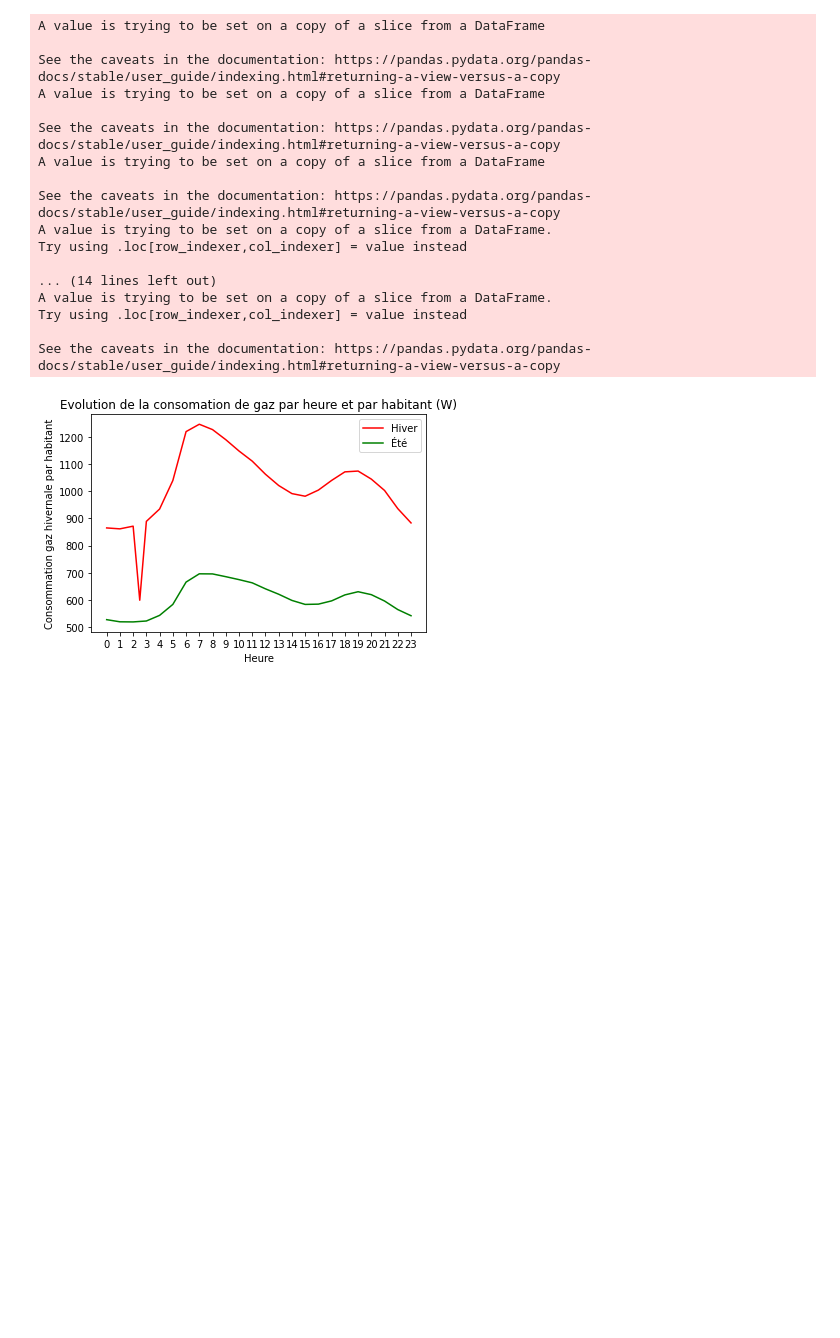
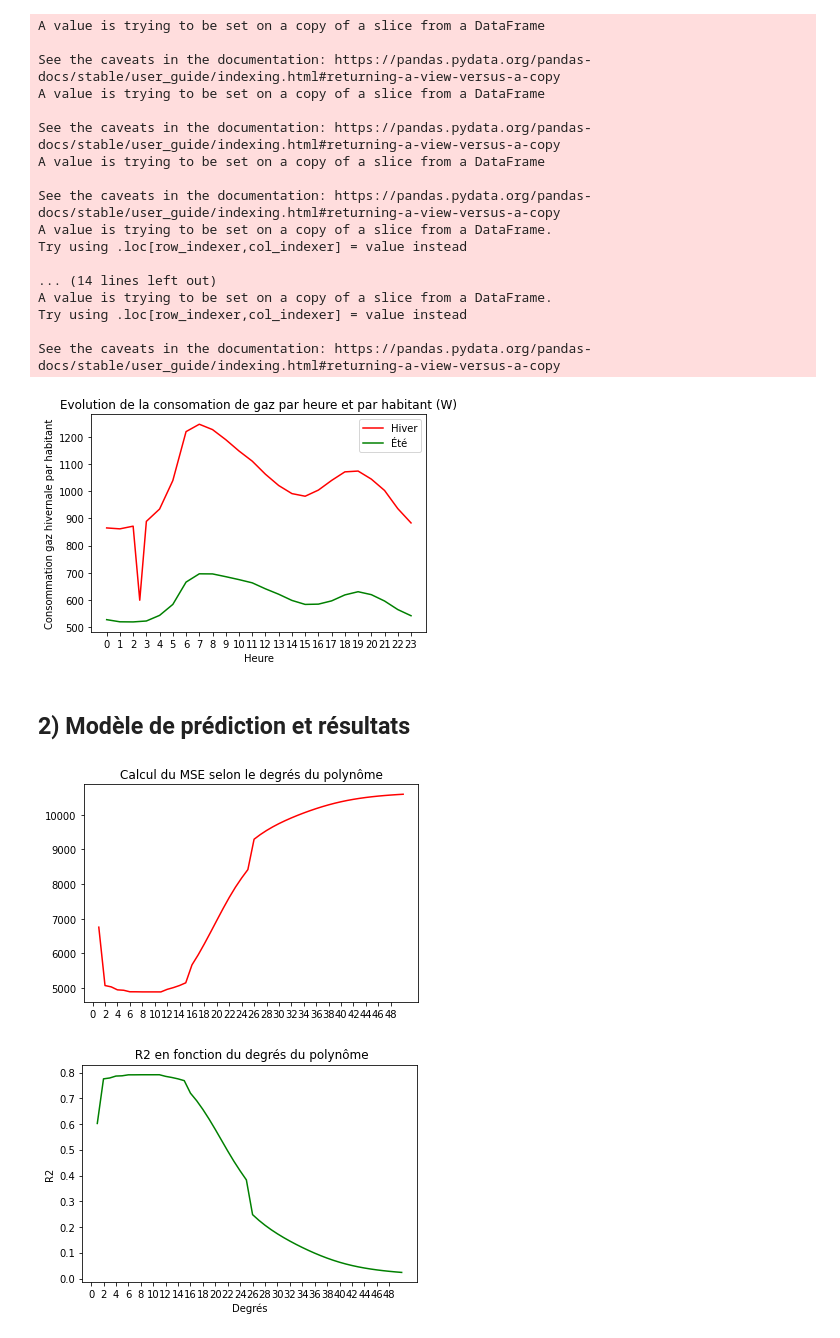
Before and after one commit to bilna43/projet.python, a Jupyter notebook: Compte_rendu_projet.ipynb, the cells around one changed output. Saved outputs shown, nothing was run; the diff lists cells and outputs as text; code cells hidden in the pictures; blank space fills up the shorter version.

```diff
--- a/Compte_rendu_projet.ipynb
+++ b/Compte_rendu_projet.ipynb
@@ -52,3 +56,11 @@ Stat_descr.conso_elec_region()
 Stat_descr.conso_gaz_region()
 # %%
 Stat_descr.conso_we_semaine()
+# %% [markdown]
+## 2) Modèle de prédiction et résultats
+# %%
+Modelisation.choix_deg_poly()
+#Erreur et R2 en fonction du degré du polynome qu'on choisit
+# %% [output]
+[figure, added]
+[figure, added]
```
Also changed, not shown: parts of 3 cells of this notebook, 3 other files.
